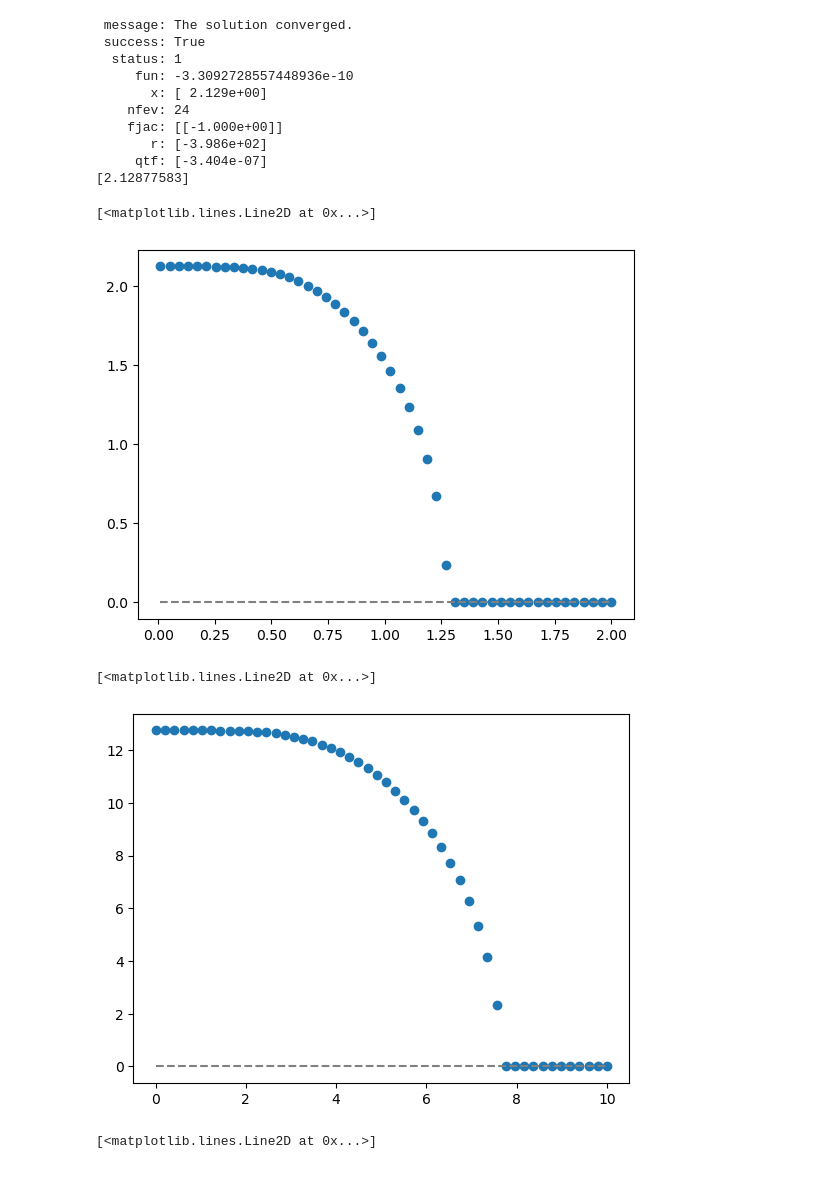
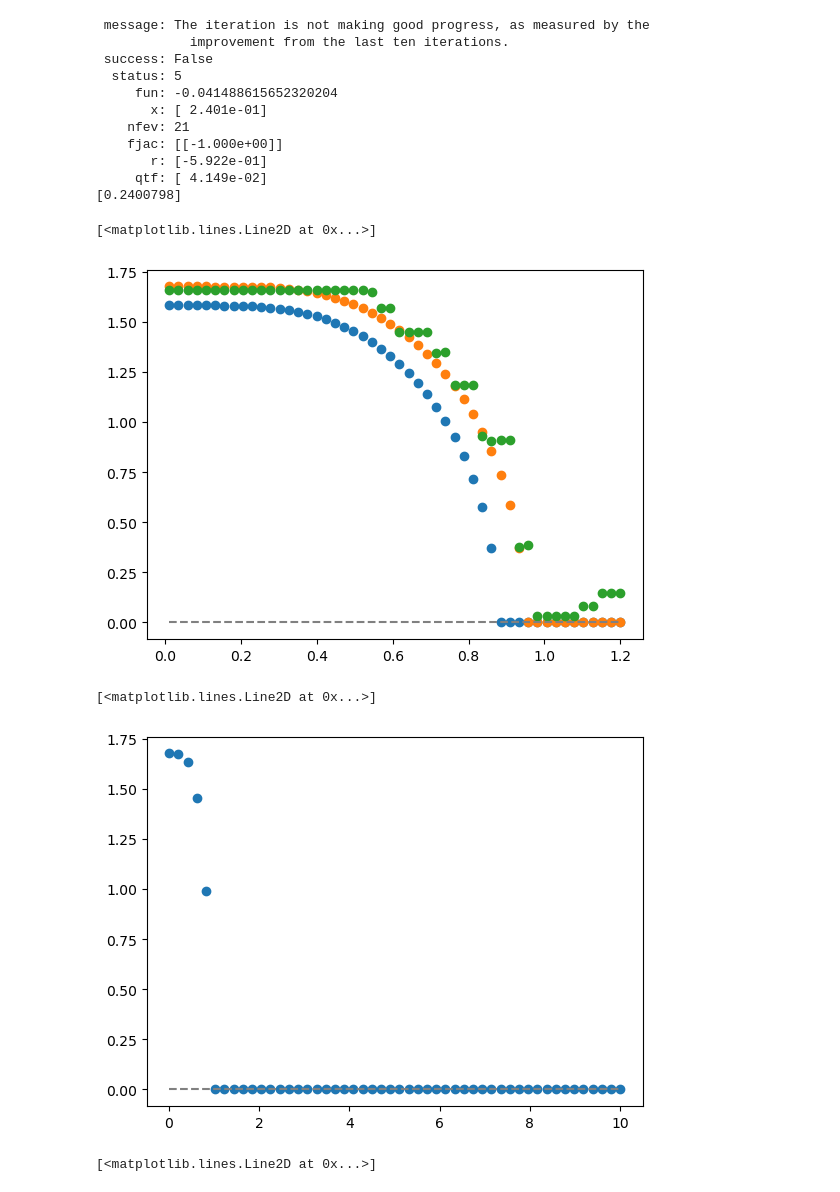
Before and after one commit to j-curtis/psBQP, a Jupyter notebook: FM_test.ipynb, the cells around one changed output. Saved outputs shown, nothing was run; the diff lists cells and outputs as text; code cells hidden in the pictures.

```diff
--- a/FM_test.ipynb
+++ b/FM_test.ipynb
@@ -5,7 +5,7 @@ from scipy import optimize as opt
 # %%
 def my_analytic_gap_function(x,T, guess = 0.24, eta = 1e-5):
     f = lambda gap: np.tanh(0.5*x/T) / np.sqrt(gap**2 - (x + 1j*eta)**2)
-    integral = lambda gap: (1 - 1/3 * np.imag(np.trapz(f(gap),x)))
+    integral = lambda gap: (1 - 1/2 * 0.28 * np.imag(np.trapz(f(gap),x)))
     sol = opt.root(integral,guess)
     return sol
 
@@ -31,30 +52,47 @@ sol = my_analytic_gap_function(xs,T)
 print(sol)
 print(sol.x)
 # %% [output]
- message: The solution converged.
- success: True
-  status: 1
-     fun: -3.3092728557448936e-10
-       x: [ 2.129e+00]
-    nfev: 24
+ message: The iteration is not making good progress, as measured by the
+            improvement from the last ten iterations.
+ success: False
+  status: 5
+     fun: -0.041488615652320204
+       x: [ 2.401e-01]
+    nfev: 21
     fjac: [[-1.000e+00]]
-       r: [-3.986e+02]
-     qtf: [-3.404e-07]
-[2.12877583]
+       r: [-5.922e-01]
+     qtf: [ 4.149e-02]
+[0.2400798]
 # %%
-xs = np.linspace(-5,5,10000)
-Ts = np.linspace(0.01,2,50)
+xs =  np.linspace(-30,30,10000)
+Ts = np.linspace(0.01,1.2,50)
+sols = [0.18]
+for T in Ts:
+    sol = my_analytic_gap_function(xs,T, guess = sols[-1], eta = 1e-1)
+    #print(T,sol.x)
+    sols += [np.abs(sol.x)]
+
+plt.scatter(Ts,sols[1:])
+
+sols = [0.18]
+for T in Ts:
+    sol = my_analytic_gap_function(xs,T, guess = sols[-1], eta = 1e-2)
+    #print(T,sol.x)
+    sols += [np.abs(sol.x)]
+
+plt.scatter(Ts,sols[1:])
+
 sols = [0.18]
 for T in Ts:
     sol = my_analytic_gap_function(xs,T, guess = sols[-1], eta = 1e-3)
     #print(T,sol.x)
     sols += [np.abs(sol.x)]
 
 plt.scatter(Ts,sols[1:])
 plt.plot(Ts, np.ones(np.size(Ts)) * 0,color='gray',linestyle='dashed')
 # %% [output]
 [<matplotlib.lines.Line2D at 0x...>]
-[figure, old version]
+[figure, new version]
 # %%
 xs = np.linspace(-30,30,10000)
 Ts = np.linspace(0.01,10,50)
@@ -68,7 +106,7 @@ plt.scatter(Ts,sols[1:])
 plt.plot(Ts, np.ones(np.size(Ts)) * 0,color='gray',linestyle='dashed')
 # %% [output]
 [<matplotlib.lines.Line2D at 0x...>]
-[figure, old version]
+[figure, new version]
 # %%
 xs = np.linspace(1e-3,5,500000)
 Ts = np.linspace(0.01,0.25,50)
```
Also changed, not shown: parts of 1 cell of this notebook, 3 other files.
